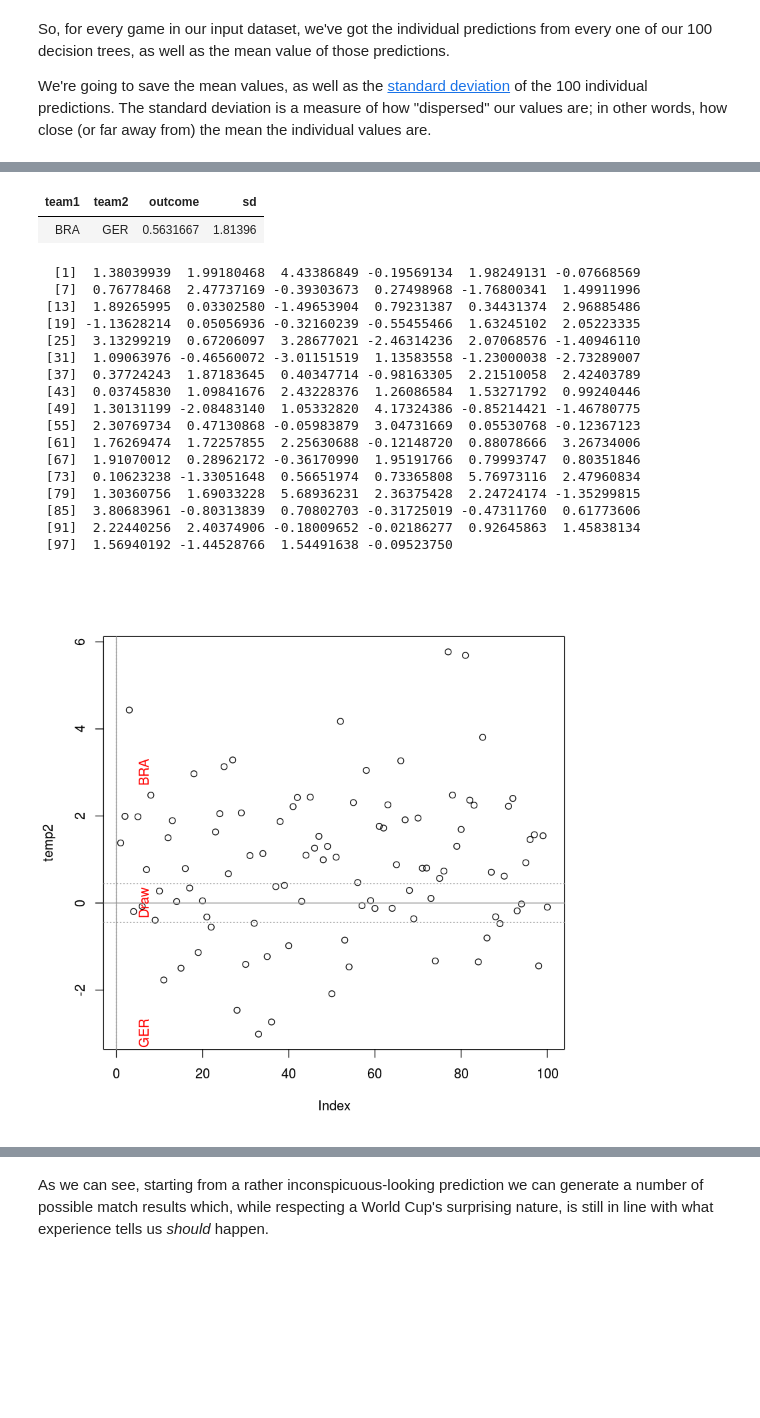
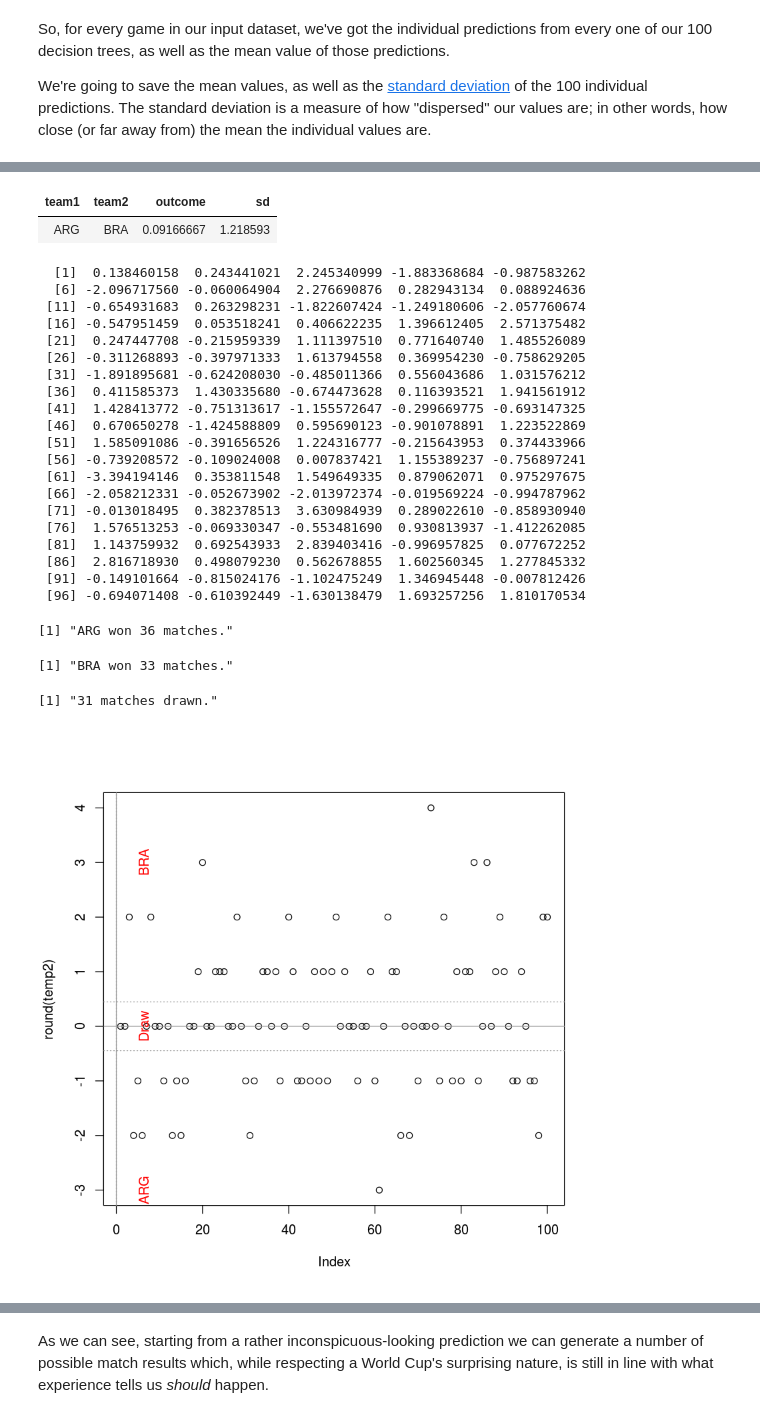
Before and after one commit to neaorin/PredictTheWorldCup, a Jupyter notebook: src/WorldCup.ipynb, the cells around one changed output, grey strips where cells are left out. Cells and saved outputs as stored; diff of their text form; code cells hidden in the pictures; blank space fills up the shorter version.

```diff
--- a/src/WorldCup.ipynb
+++ b/src/WorldCup.ipynb
@@ -560 +654,5 @@ gdfreq %>%
+# %%
+# get rid of all the outliers by capping the gd to [-7, +7]
+teamperf$gd[teamperf$gd < -7] <- -7
+teamperf$gd[teamperf$gd > +7] <- +7
 # %% [markdown]
@@ -1092,37 +1192,50 @@ For instance, let's assume we need to provide predicted outcomes for a Brazil vs
 # %%
-temp <- data.staticpred %>% dplyr::filter(team1 == "BRA" & team2 == "GER")
+temp <- data.staticpred %>% dplyr::filter(team1 == "ARG" & team2 == "BRA")
 temp
 # %% [output]
 | team1 | team2 | outcome | sd |
-| BRA | GER | 0.5631667 | 1.81396 |
+| ARG | BRA | 0.09166667 | 1.218593 |
 # %%
+set.seed(4342)
+draw_threshold <- 0.4475
+
 temp2 <- rnorm(100, temp$outcome, temp$sd)
 temp2
 
-plot(temp2)
+plot(round(temp2))
 abline(h = 0, v = 0, col = "gray60")
 abline(h = -0.4475, v = 0, col = "gray60", lty=3)
 abline(h = +0.4475, v = 0, col = "gray60", lty=3)
-mtext(c("GER","Draw","BRA"),side=2,line=-3,at=c(-3,0,3),col= "red")
+mtext(c("ARG","Draw","BRA"),side=2,line=-3,at=c(-3,0,3),col= "red")
+
+paste("ARG won", length(temp2[temp2 > +draw_threshold]), "matches.")
+paste("BRA won", length(temp2[temp2 < -draw_threshold]), "matches.")
+paste(length(temp2[temp2 >= -draw_threshold & temp2 <= +draw_threshold]), "matches drawn.")
 # %% [output]
-  [1]  1.38039939  1.99180468  4.43386849 -0.19569134  1.98249131 -0.07668569
-  [7]  0.76778468  2.47737169 -0.39303673  0.27498968 -1.76800341  1.49911996
- [13]  1.89265995  0.03302580 -1.49653904  0.79231387  0.34431374  2.96885486
- [19] -1.13628214  0.05056936 -0.32160239 -0.55455466  1.63245102  2.05223335
- [25]  3.13299219  0.67206097  3.28677021 -2.46314236  2.07068576 -1.40946110
- [31]  1.09063976 -0.46560072 -3.01151519  1.13583558 -1.23000038 -2.73289007
- [37]  0.37724243  1.87183645  0.40347714 -0.98163305  2.21510058  2.42403789
- [43]  0.03745830  1.09841676  2.43228376  1.26086584  1.53271792  0.99240446
- [49]  1.30131199 -2.08483140  1.05332820  4.17324386 -0.85214421 -1.46780775
- [55]  2.30769734  0.47130868 -0.05983879  3.04731669  0.05530768 -0.12367123
- [61]  1.76269474  1.72257855  2.25630688 -0.12148720  0.88078666  3.26734006
- [67]  1.91070012  0.28962172 -0.36170990  1.95191766  0.79993747  0.80351846
- [73]  0.10623238 -1.33051648  0.56651974  0.73365808  5.76973116  2.47960834
- [79]  1.30360756  1.69033228  5.68936231  2.36375428  2.24724174 -1.35299815
- [85]  3.80683961 -0.80313839  0.70802703 -0.31725019 -0.47311760  0.61773606
- [91]  2.22440256  2.40374906 -0.18009652 -0.02186277  0.92645863  1.45838134
- [97]  1.56940192 -1.44528766  1.54491638 -0.09523750
+  [1]  0.138460158  0.243441021  2.245340999 -1.883368684 -0.987583262
+  [6] -2.096717560 -0.060064904  2.276690876  0.282943134  0.088924636
+ [11] -0.654931683  0.263298231 -1.822607424 -1.249180606 -2.057760674
+ [16] -0.547951459  0.053518241  0.406622235  1.396612405  2.571375482
+ [21]  0.247447708 -0.215959339  1.111397510  0.771640740  1.485526089
+ [26] -0.311268893 -0.397971333  1.613794558  0.369954230 -0.758629205
+ [31] -1.891895681 -0.624208030 -0.485011366  0.556043686  1.031576212
+ [36]  0.411585373  1.430335680 -0.674473628  0.116393521  1.941561912
+ [41]  1.428413772 -0.751313617 -1.155572647 -0.299669775 -0.693147325
+ [46]  0.670650278 -1.424588809  0.595690123 -0.901078891  1.223522869
+ [51]  1.585091086 -0.391656526  1.224316777 -0.215643953  0.374433966
+ [56] -0.739208572 -0.109024008  0.007837421  1.155389237 -0.756897241
+ [61] -3.394194146  0.353811548  1.549649335  0.879062071  0.975297675
+ [66] -2.058212331 -0.052673902 -2.013972374 -0.019569224 -0.994787962
+ [71] -0.013018495  0.382378513  3.630984939  0.289022610 -0.858930940
+ [76]  1.576513253 -0.069330347 -0.553481690  0.930813937 -1.412262085
+ [81]  1.143759932  0.692543933  2.839403416 -0.996957825  0.077672252
+ [86]  2.816718930  0.498079230  0.562678855  1.602560345  1.277845332
+ [91] -0.149101664 -0.815024176 -1.102475249  1.346945448 -0.007812426
+ [96] -0.694071408 -0.610392449 -1.630138479  1.693257256  1.810170534
+[1] "ARG won 36 matches."
+[1] "BRA won 33 matches."
+[1] "31 matches drawn."
-[figure, old version]
+[figure, new version]
 # %% [markdown]
 The points in the above graph are individual outcomes (goal differentials) which we can round to the nearest integer, or to a predicted draw - in the case of values that are "close enough" to zero.
 
```
Also changed, not shown: parts of 23 cells of this notebook, 4 other files.
